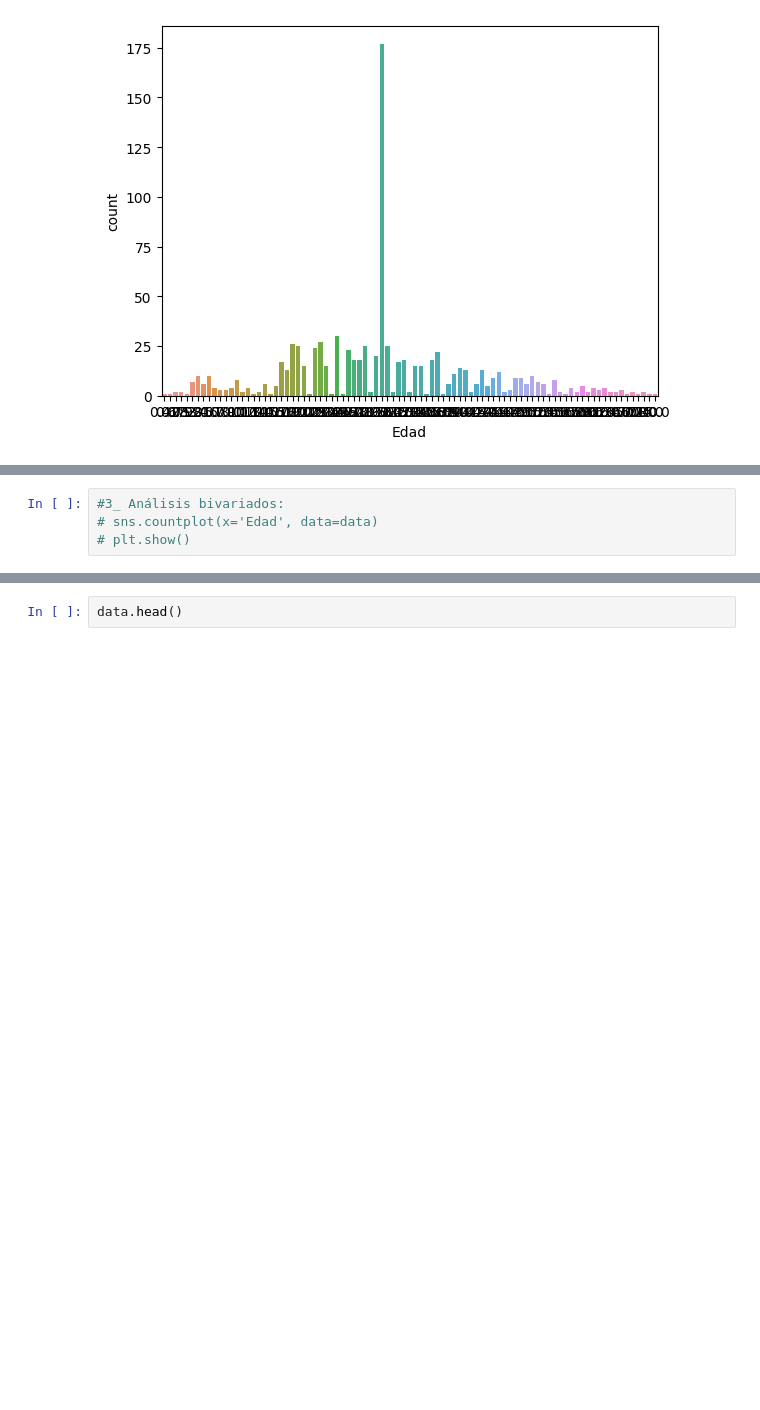
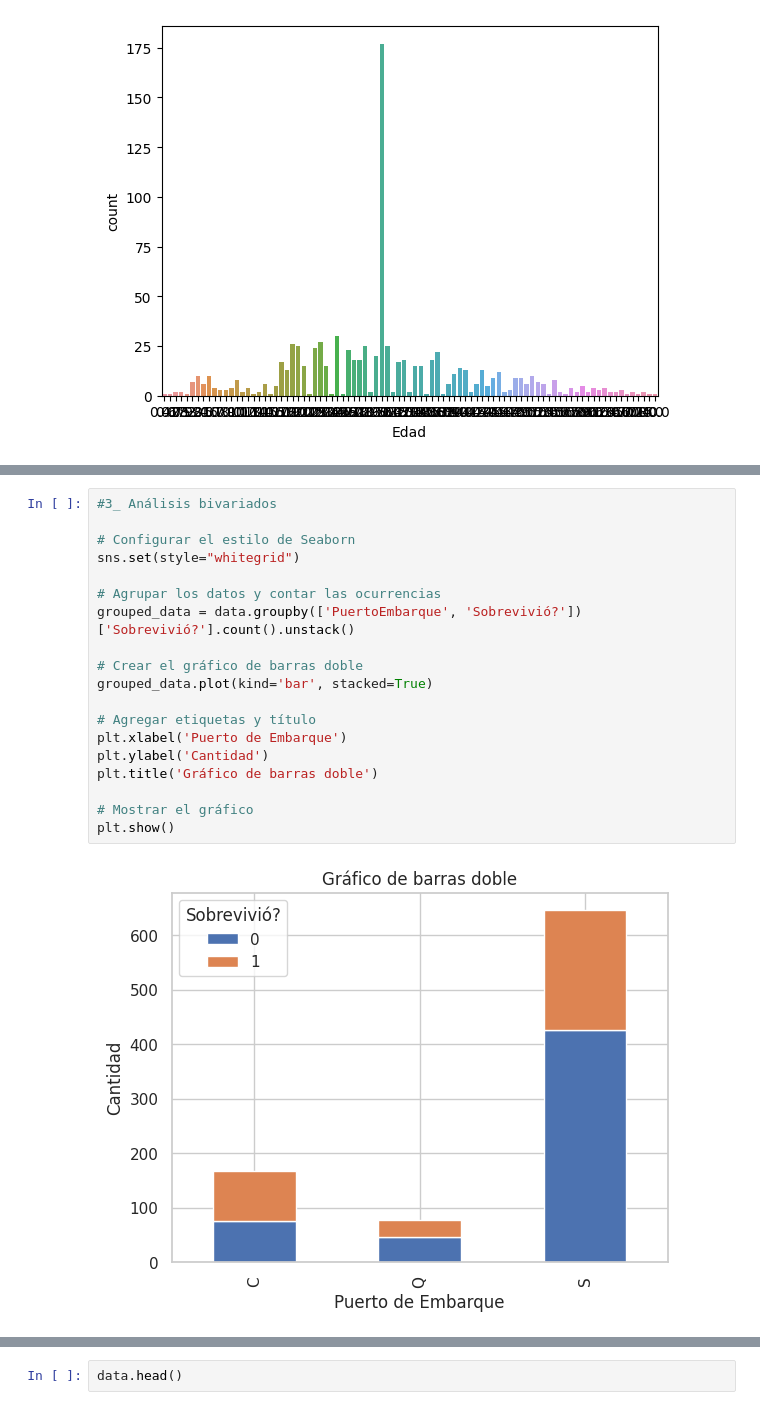
Before and after one commit to sosarodrigox/grupo16_ProcesamientoDeDatos, a Jupyter notebook: Code/Grupo_16_ProyectoFinal_JJ.ipynb, the cells around one changed output, grey strips where cells are left out. Drawn from its saved outputs; the diff is of its cells as text; blank space fills up the shorter version.

```diff
--- a/Code/Grupo_16_ProyectoFinal_JJ.ipynb
+++ b/Code/Grupo_16_ProyectoFinal_JJ.ipynb
@@ -316,4 +322,21 @@ sns.countplot(data=data, x='Edad')
 # %%
-#3_ Análisis bivariados:
-# sns.countplot(x='Edad', data=data)
-# plt.show()
+#3_ Análisis bivariados
+
+# Configurar el estilo de Seaborn
+sns.set(style="whitegrid")
+
+# Agrupar los datos y contar las ocurrencias
+grouped_data = data.groupby(['PuertoEmbarque', 'Sobrevivió?'])['Sobrevivió?'].count().unstack()
+
+# Crear el gráfico de barras doble
+grouped_data.plot(kind='bar', stacked=True)
+
+# Agregar etiquetas y título
+plt.xlabel('Puerto de Embarque')
+plt.ylabel('Cantidad')
+plt.title('Gráfico de barras doble')
+
+# Mostrar el gráfico
+plt.show()
+# %% [output]
+[figure, added]
```
Also changed, not shown: parts of 11 cells of this notebook, 3 other files.
